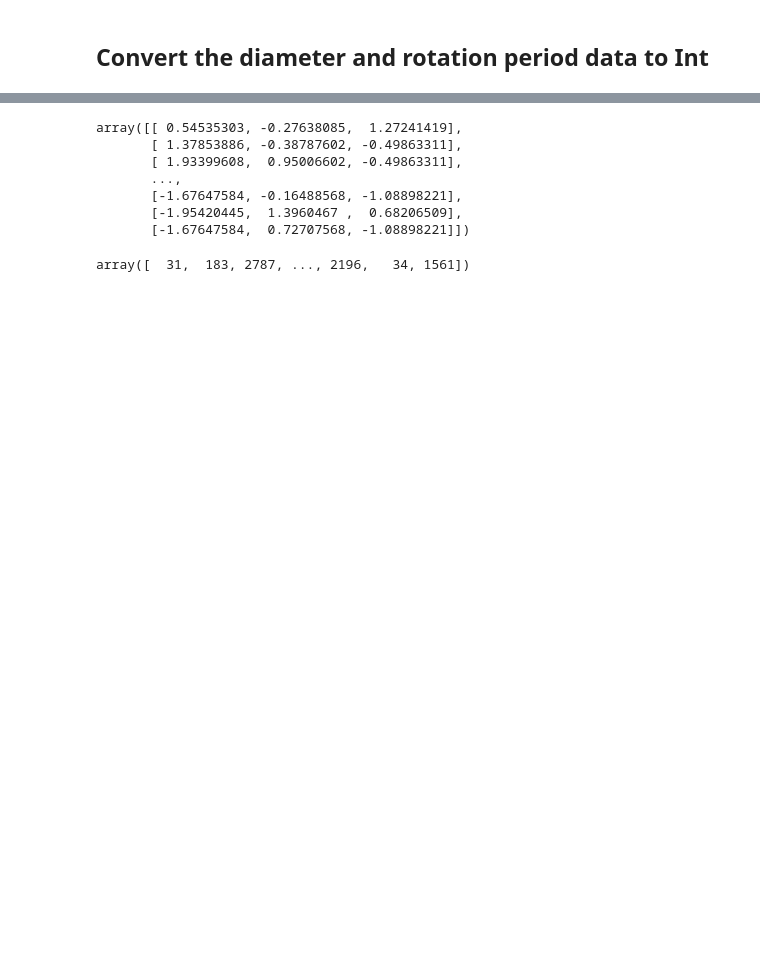
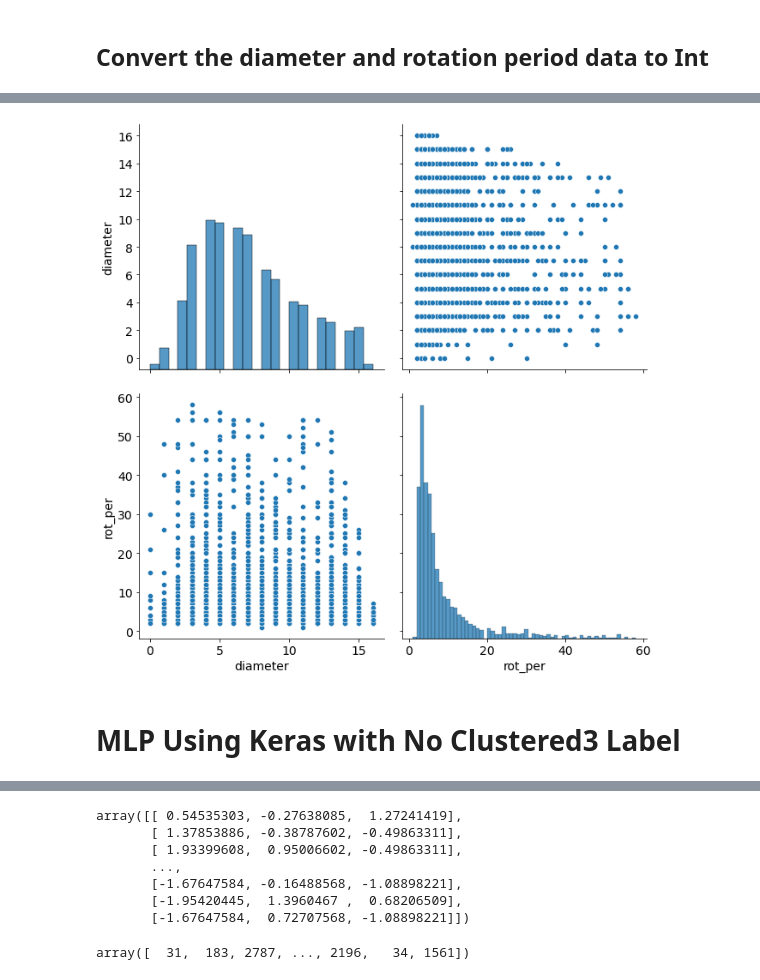
Before and after one commit to jocelynbaduria/cmpe-257_Machine_Learning, a Jupyter notebook: [Jocelyn_Baduria]_HW4_MLP_Regression_257_ML.ipynb, the cells around one changed output, grey strips where cells are left out. Drawn from its saved outputs; the diff is of its cells as text; code cells hidden in the pictures; blank space fills up the shorter version.

```diff
--- a/[Jocelyn_Baduria]_HW4_MLP_Regression_257_ML.ipynb
+++ b/[Jocelyn_Baduria]_HW4_MLP_Regression_257_ML.ipynb
@@ -73,0 +84,7 @@ dtype: object
+# %%
+g = sns.pairplot(data, diag_kind="hist")
+g.fig.set_size_inches(10,10)
+# %% [output]
+[figure, added]
+# %% [markdown]
+# MLP Using Keras with No Clustered3 Label
```
Also changed, not shown: parts of 21 cells of this notebook.
